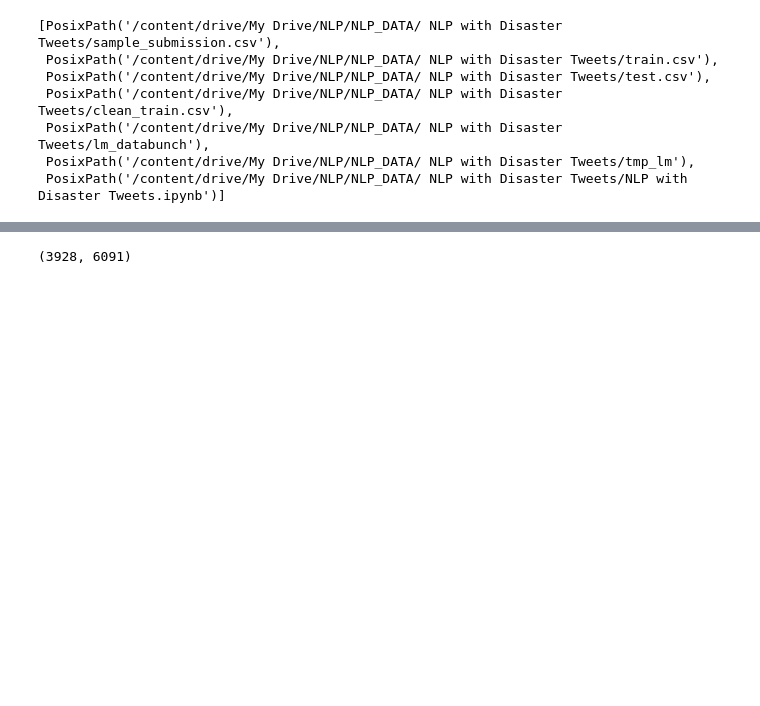
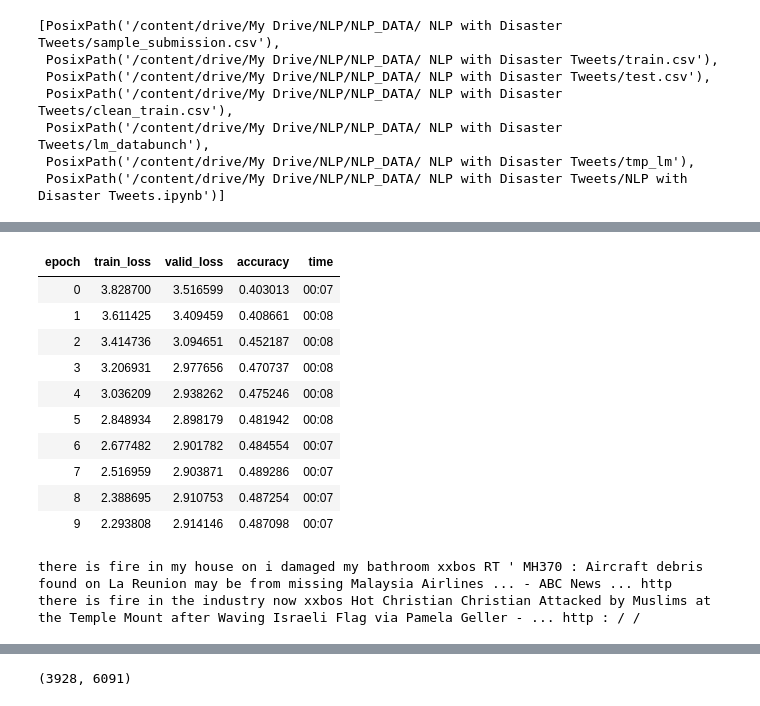
Before and after one commit to rajibmondal/Projects.NLP, a Jupyter notebook: NLP_with_Disaster_Tweets.ipynb, the cells around one changed output, grey strips where cells are left out. Saved outputs shown, nothing was run; the diff lists cells and outputs as text; code cells hidden in the pictures; blank space fills up the shorter version.

```diff
--- a/NLP_with_Disaster_Tweets.ipynb
+++ b/NLP_with_Disaster_Tweets.ipynb
@@ -96,0 +133,2 @@ AttributeError: ignored
+# %%
+learn.load('fit_head');
@@ -96,0 +137,14 @@ AttributeError: ignored
+# %%
+learn.fit_one_cycle(10, 1e-3, moms=(0.8,0.7))
+# %% [output]
+| epoch | train_loss | valid_loss | accuracy | time |
+| 0 | 3.828700 | 3.516599 | 0.403013 | 00:07 |
+| 1 | 3.611425 | 3.409459 | 0.408661 | 00:08 |
+| 2 | 3.414736 | 3.094651 | 0.452187 | 00:08 |
+| 3 | 3.206931 | 2.977656 | 0.470737 | 00:08 |
+| 4 | 3.036209 | 2.938262 | 0.475246 | 00:08 |
+| 5 | 2.848934 | 2.898179 | 0.481942 | 00:08 |
+| 6 | 2.677482 | 2.901782 | 0.484554 | 00:07 |
+| 7 | 2.516959 | 2.903871 | 0.489286 | 00:07 |
+| 8 | 2.388695 | 2.910753 | 0.487254 | 00:07 |
+| 9 | 2.293808 | 2.914146 | 0.487098 | 00:07 |
@@ -96,0 +159,5 @@ AttributeError: ignored
+# %%
+print("\n".join(learn.predict(TEXT, N_WORDS, temperature=0.75) for _ in range(N_SENTENCES)))
+# %% [output]
+there is fire in my house on i damaged my bathroom xxbos RT ' MH370 : Aircraft debris found on La Reunion may be from missing Malaysia Airlines ... - ABC News ... http
+there is fire in the industry now xxbos Hot Christian Christian Attacked by Muslims at the Temple Mount after Waving Israeli Flag via Pamela Geller - ... http : / /
```
Also changed, not shown: parts of 19 cells of this notebook.
